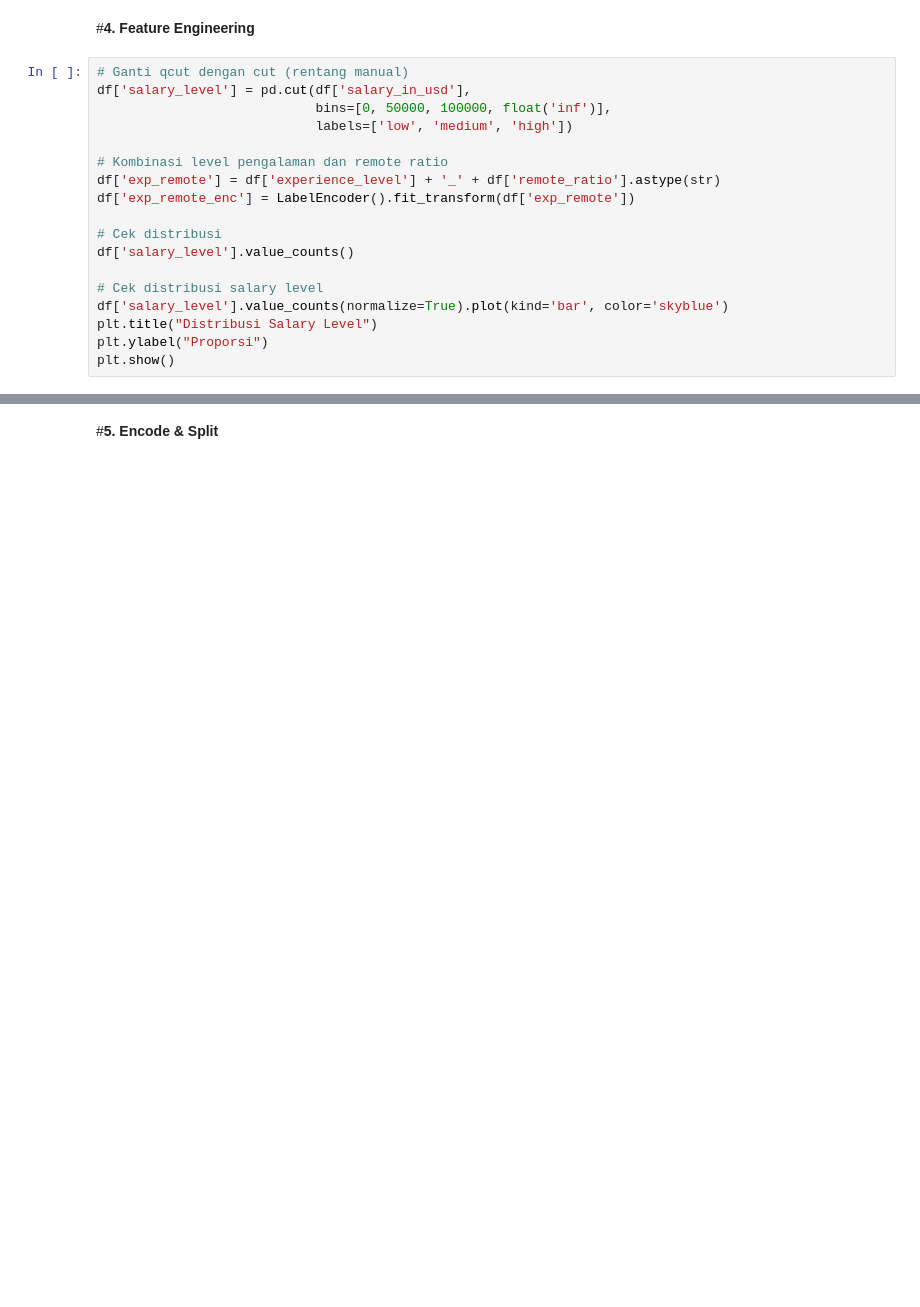
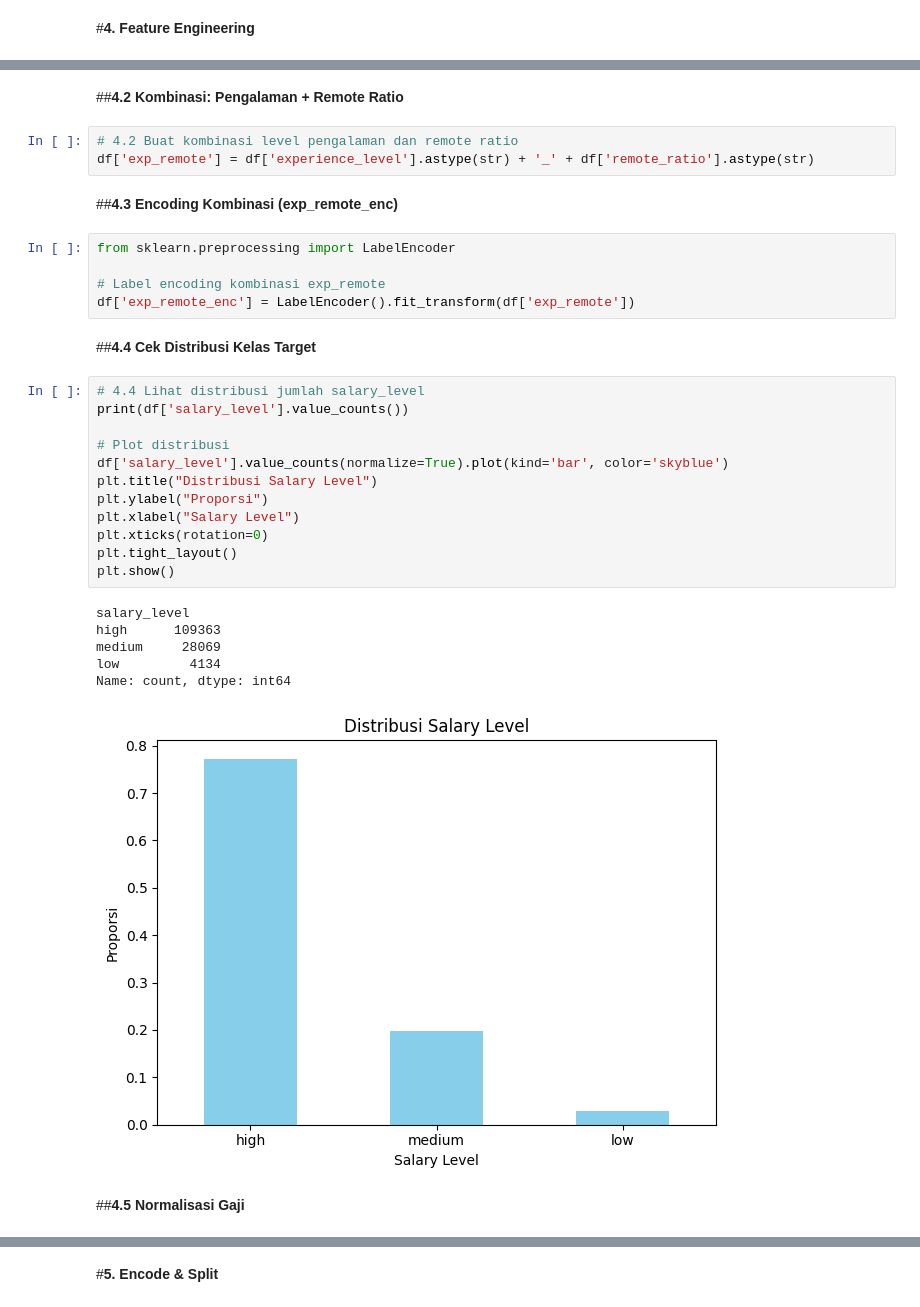
Before and after one commit to fathanzys/Data, a Jupyter notebook: uas_DataMining.ipynb, the cells around one changed output, grey strips where cells are left out. Drawn from its saved outputs; the diff is of its cells as text; blank space fills up the shorter version.

```diff
--- a/uas_DataMining.ipynb
+++ b/uas_DataMining.ipynb
@@ -315,20 +194,2 @@ plt.show()
 # %% [markdown]
 #**4. Feature Engineering**
-# %%
-# Ganti qcut dengan cut (rentang manual)
-df['salary_level'] = pd.cut(df['salary_in_usd'],
-                            bins=[0, 50000, 100000, float('inf')],
-                            labels=['low', 'medium', 'high'])
-
-# Kombinasi level pengalaman dan remote ratio
-df['exp_remote'] = df['experience_level'] + '_' + df['remote_ratio'].astype(str)
-df['exp_remote_enc'] = LabelEncoder().fit_transform(df['exp_remote'])
-
-# Cek distribusi
-df['salary_level'].value_counts()
-
-# Cek distribusi salary level
-df['salary_level'].value_counts(normalize=True).plot(kind='bar', color='skyblue')
-plt.title("Distribusi Salary Level")
-plt.ylabel("Proporsi")
-plt.show()
@@ -337,3 +203,38 @@ plt.show()
+# %% [markdown]
+##**4.2 Kombinasi: Pengalaman + Remote Ratio**
+# %%
+# 4.2 Buat kombinasi level pengalaman dan remote ratio
+df['exp_remote'] = df['experience_level'].astype(str) + '_' + df['remote_ratio'].astype(str)
+# %% [markdown]
+##**4.3 Encoding Kombinasi (exp_remote_enc)**
+# %%
+from sklearn.preprocessing import LabelEncoder
+
+# Label encoding kombinasi exp_remote
+df['exp_remote_enc'] = LabelEncoder().fit_transform(df['exp_remote'])
+# %% [markdown]
+##**4.4 Cek Distribusi Kelas Target**
+# %%
+# 4.4 Lihat distribusi jumlah salary_level
+print(df['salary_level'].value_counts())
+
+# Plot distribusi
+df['salary_level'].value_counts(normalize=True).plot(kind='bar', color='skyblue')
+plt.title("Distribusi Salary Level")
+plt.ylabel("Proporsi")
+plt.xlabel("Salary Level")
+plt.xticks(rotation=0)
+plt.tight_layout()
+plt.show()
+# %% [output]
+salary_level
+high      109363
+medium     28069
+low         4134
+Name: count, dtype: int64
+[figure, added]
+# %% [markdown]
+##**4.5 Normalisasi Gaji**
 # %%
 from sklearn.preprocessing import MinMaxScaler
 
```
Also changed, not shown: parts of 55 cells of this notebook.
